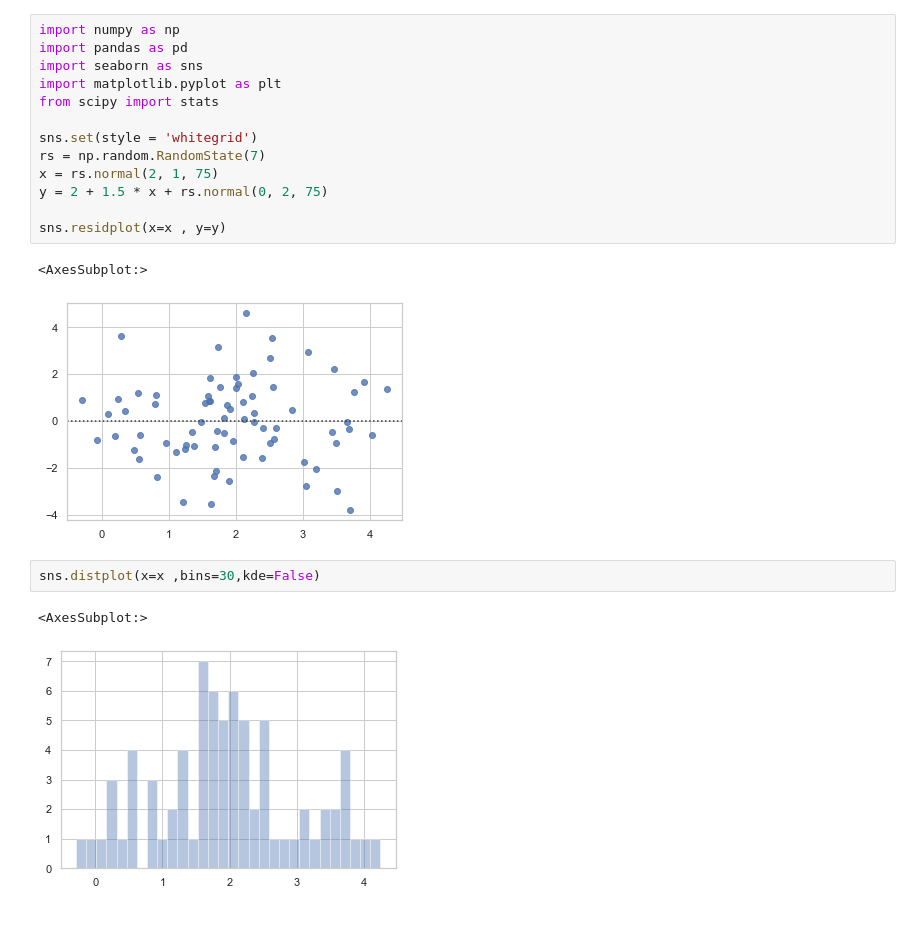
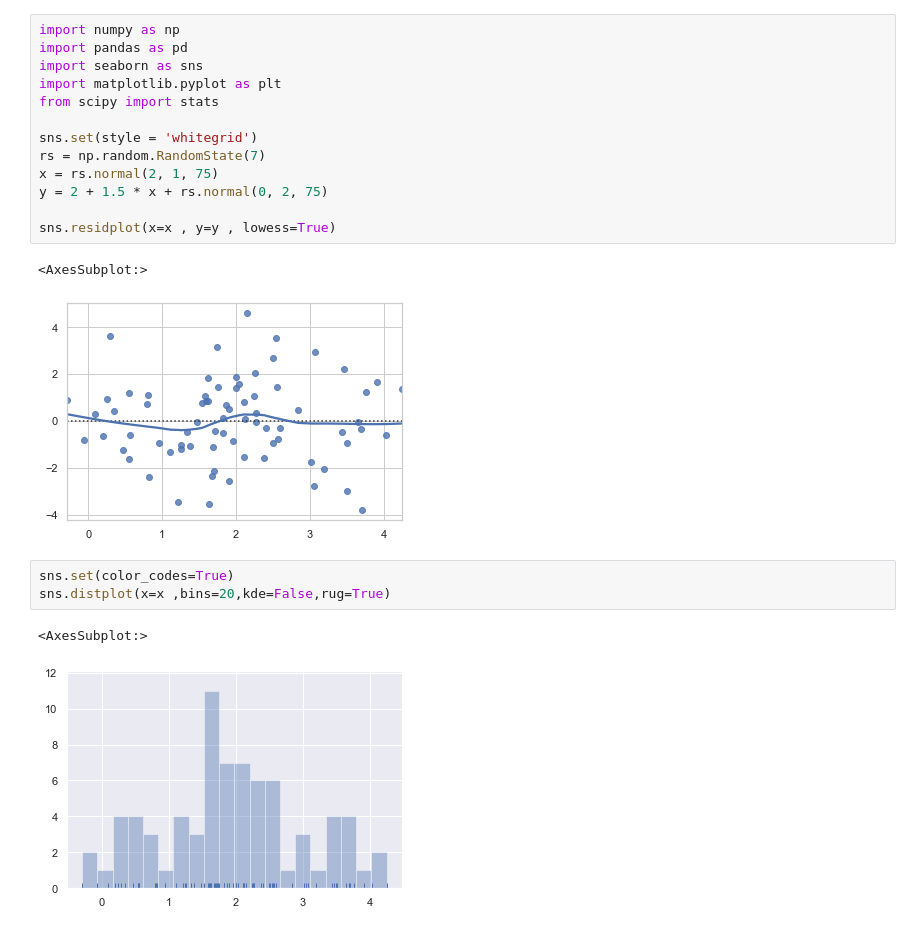
Before and after one commit to 410156/ML100Days, a Jupyter notebook: homework/Day_0020_HW.ipynb, the cells around one changed output. Drawn from its saved outputs; the diff is of its cells as text.

```diff
--- a/homework/Day_0020_HW.ipynb
+++ b/homework/Day_0020_HW.ipynb
@@ -10,12 +10,13 @@ rs = np.random.RandomState(7)
 x = rs.normal(2, 1, 75)
 y = 2 + 1.5 * x + rs.normal(0, 2, 75)
 
-sns.residplot(x=x , y=y)
+sns.residplot(x=x , y=y , lowess=True)
 # %% [output]
 <AxesSubplot:>
-[figure, old version]
+[figure, new version]
 # %%
-sns.distplot(x=x ,bins=30,kde=False)
+sns.set(color_codes=True)
+sns.distplot(x=x ,bins=20,kde=False,rug=True)
 # %% [output]
 <AxesSubplot:>
-[figure, old version]
+[figure, new version]
```
Also changed, not shown: parts of 1 cell of this notebook.
